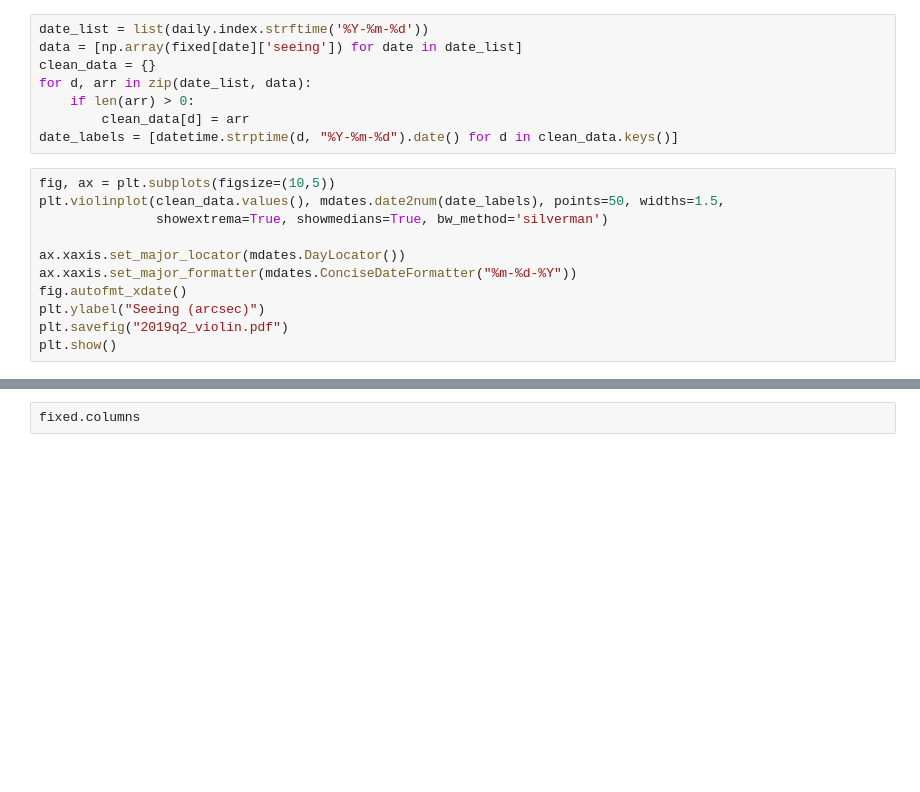
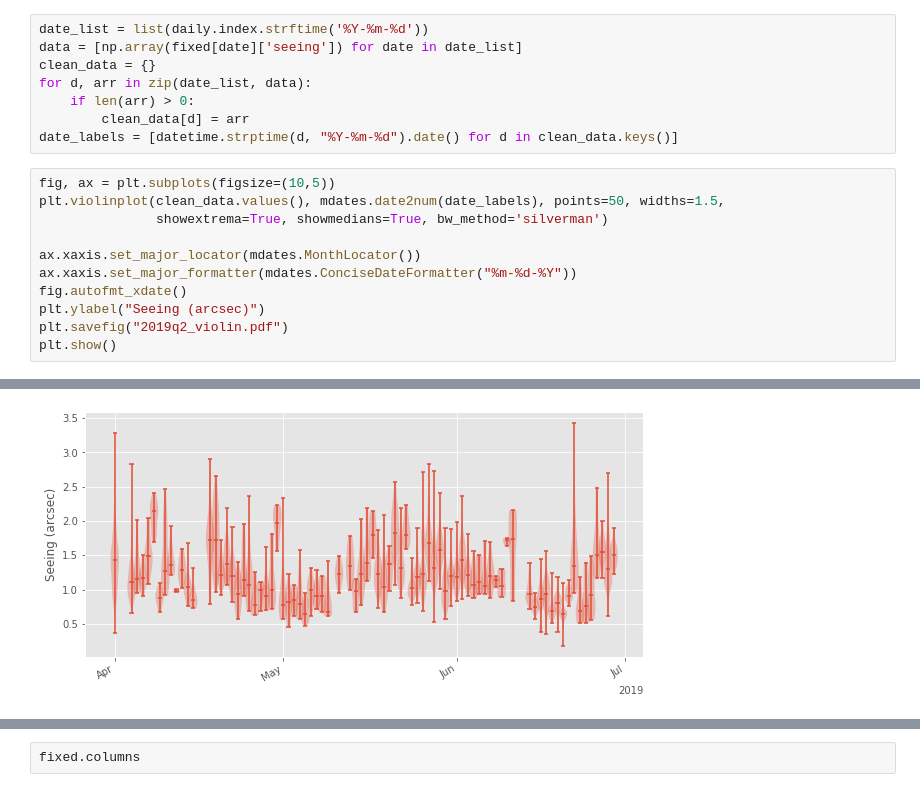
Before and after one commit to MMTObservatory/seeing_analysis, a Jupyter notebook: Seeing Summary - 2019_q2.ipynb, the cells around one changed output, grey strips where cells are left out. Cells and saved outputs as stored; diff of their text form; blank space fills up the shorter version.

```diff
--- a/Seeing Summary - 2019_q2.ipynb
+++ b/Seeing Summary - 2019_q2.ipynb
@@ -202,7 +195,7 @@ fig, ax = plt.subplots(figsize=(10,5))
 plt.violinplot(clean_data.values(), mdates.date2num(date_labels), points=50, widths=1.5,
                showextrema=True, showmedians=True, bw_method='silverman')
 
-ax.xaxis.set_major_locator(mdates.DayLocator())
+ax.xaxis.set_major_locator(mdates.MonthLocator())
 ax.xaxis.set_major_formatter(mdates.ConciseDateFormatter("%m-%d-%Y"))
 fig.autofmt_xdate()
 plt.ylabel("Seeing (arcsec)")
@@ -213,0 +205 @@ plt.show()
+[figure, added]
```
Also changed, not shown: parts of 13 cells of this notebook, 6 other files.
